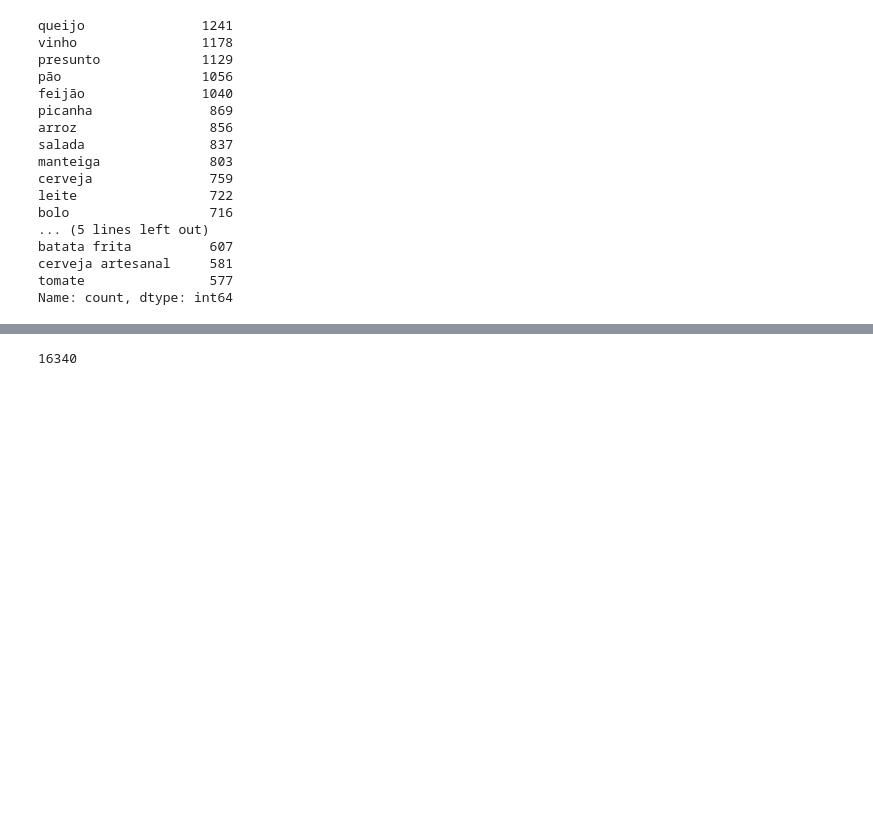
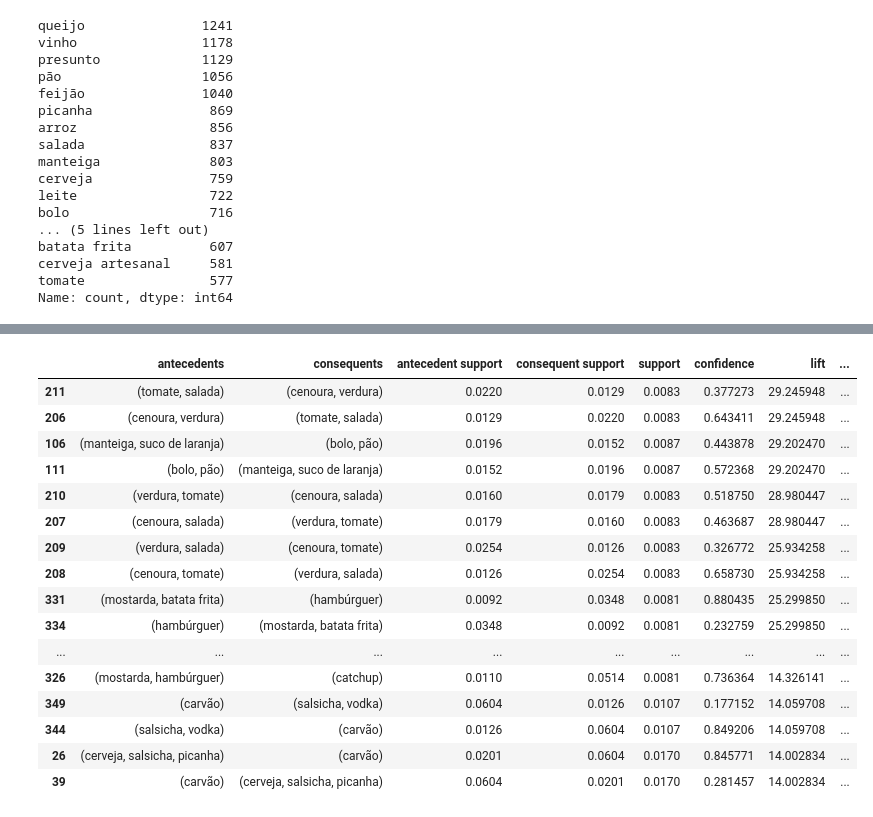
Before and after one commit to gustavoc04/AtividadeRegressaoLogistica, a Jupyter notebook: MineracaoRegrasAssociacao/analiseCompras.ipynb, the cells around one changed output, grey strips where cells are left out. Saved outputs shown, nothing was run; the diff lists cells and outputs as text; code cells hidden in the pictures; blank space fills up the shorter version.

```diff
--- a/MineracaoRegrasAssociacao/analiseCompras.ipynb
+++ b/MineracaoRegrasAssociacao/analiseCompras.ipynb
@@ -108,16 +109,28 @@ df_compras_lista = df.apply(lambda x: x.dropna().tolist(), axis=1).tolist()
 te = TransactionEncoder()
 te_ary = te.fit(df_compras_lista).transform(df_compras_lista)
 
-# Converte o array resultante em um DataFrame pandas
 df_onehot = pd.DataFrame(te_ary, columns=te.columns_)
 
-# Agora você pode aplicar o fpgrowth no DataFrame one-hot
-frequent_itemsets = fpgrowth(df_onehot, min_support=0.003,use_colnames=True)
+frequent_itemsets = fpgrowth(df_onehot, min_support=0.008,use_colnames=True)
 rules = association_rules(frequent_itemsets, metric="lift", min_threshold=3)
-# %%
-rules.size
-# %% [output]
-16340
 # %%
-# imprimindo as regras mais importantes ordenadas por lift
 rules = rules.sort_values(by='lift', ascending=False)
+rules.head(50)
+# %% [output]
+|  | antecedents | consequents | antecedent support | consequent support | support | confidence | lift | ... |
+| 211 | (tomate, salada) | (cenoura, verdura) | 0.0220 | 0.0129 | 0.0083 | 0.377273 | 29.245948 | ... |
+| 206 | (cenoura, verdura) | (tomate, salada) | 0.0129 | 0.0220 | 0.0083 | 0.643411 | 29.245948 | ... |
+| 106 | (manteiga, suco de laranja) | (bolo, pão) | 0.0196 | 0.0152 | 0.0087 | 0.443878 | 29.202470 | ... |
+| 111 | (bolo, pão) | (manteiga, suco de laranja) | 0.0152 | 0.0196 | 0.0087 | 0.572368 | 29.202470 | ... |
+| 210 | (verdura, tomate) | (cenoura, salada) | 0.0160 | 0.0179 | 0.0083 | 0.518750 | 28.980447 | ... |
+| 207 | (cenoura, salada) | (verdura, tomate) | 0.0179 | 0.0160 | 0.0083 | 0.463687 | 28.980447 | ... |
+| 209 | (verdura, salada) | (cenoura, tomate) | 0.0254 | 0.0126 | 0.0083 | 0.326772 | 25.934258 | ... |
+| 208 | (cenoura, tomate) | (verdura, salada) | 0.0126 | 0.0254 | 0.0083 | 0.658730 | 25.934258 | ... |
+| 331 | (mostarda, batata frita) | (hambúrguer) | 0.0092 | 0.0348 | 0.0081 | 0.880435 | 25.299850 | ... |
+| 334 | (hambúrguer) | (mostarda, batata frita) | 0.0348 | 0.0092 | 0.0081 | 0.232759 | 25.299850 | ... |
+| ... | ... | ... | ... | ... | ... | ... | ... | ... |
+| 326 | (mostarda, hambúrguer) | (catchup) | 0.0110 | 0.0514 | 0.0081 | 0.736364 | 14.326141 | ... |
+| 349 | (carvão) | (salsicha, vodka) | 0.0604 | 0.0126 | 0.0107 | 0.177152 | 14.059708 | ... |
+| 344 | (salsicha, vodka) | (carvão) | 0.0126 | 0.0604 | 0.0107 | 0.849206 | 14.059708 | ... |
+| 26 | (cerveja, salsicha, picanha) | (carvão) | 0.0201 | 0.0604 | 0.0170 | 0.845771 | 14.002834 | ... |
+| 39 | (carvão) | (cerveja, salsicha, picanha) | 0.0604 | 0.0201 | 0.0170 | 0.281457 | 14.002834 | ... |
```
Also changed, not shown: parts of 4 cells of this notebook.
